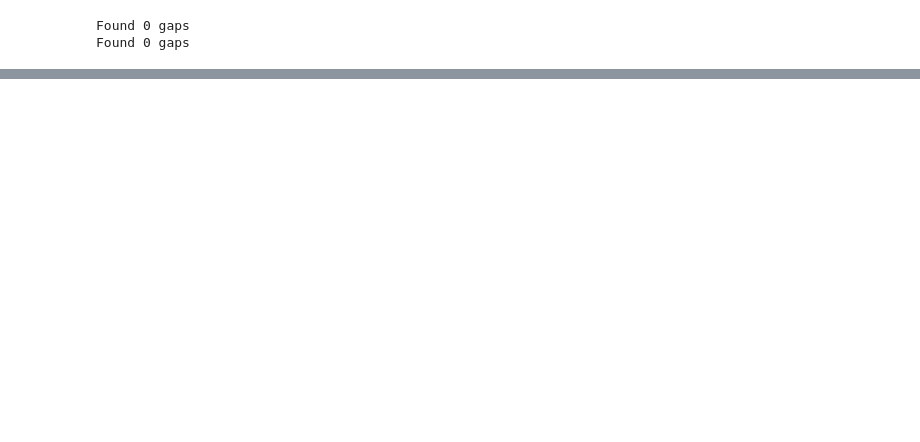
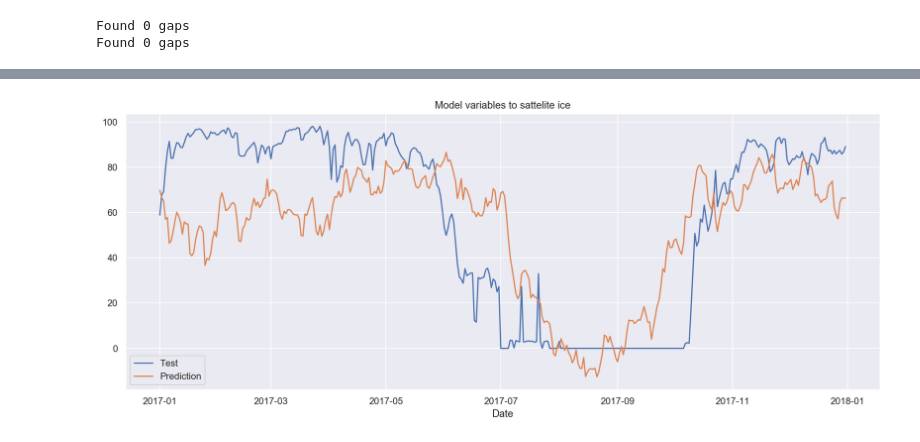
Before and after one commit to idrigo/arctic_ddmodeling, a Jupyter notebook: regression.ipynb, the cells around one changed output, grey strips where cells are left out. Cells and saved outputs as stored; diff of their text form; code cells hidden in the pictures; blank space fills up the shorter version.

```diff
--- a/regression.ipynb
+++ b/regression.ipynb
@@ -96,0 +106,10 @@ fitter_model.lineplot('Ice variables to model ice')
+# %%
+# initialize the regression instance
+fitter_model = Fitter(train=ds_train, test = ds_test,
+                     y_test=y_test, y_train=y_train)
+
+fitter_model.define_target(target_var, model_var_list)
+fitter_model.linear_regression_prediction()
+fitter_model.lineplot('Model variables to sattelite ice')
+# %% [output]
+[figure, added]
```
Also changed, not shown: parts of 9 cells of this notebook, 3 other files.
